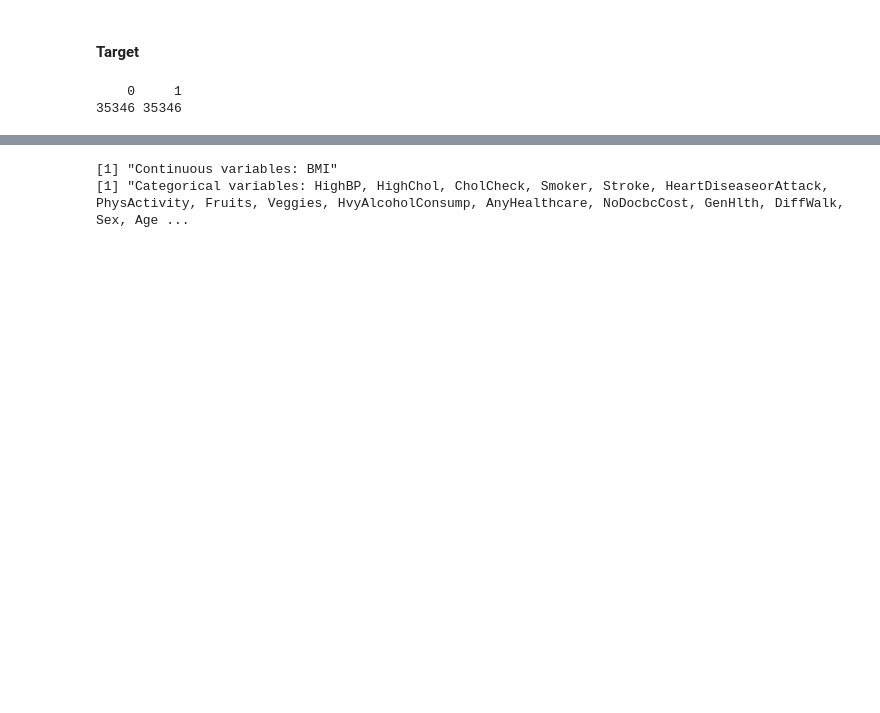
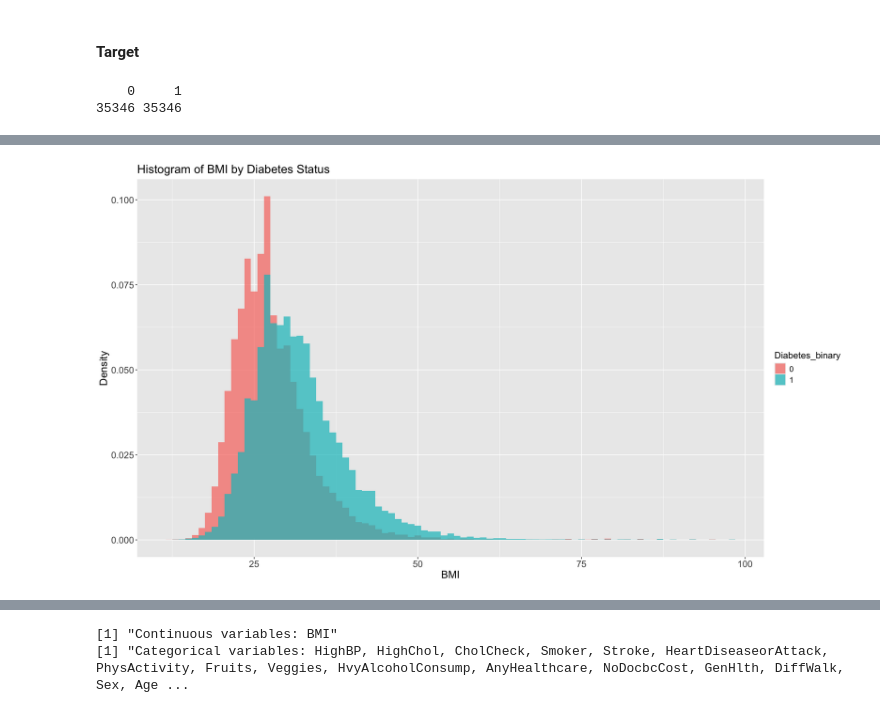
Before and after one commit to wilsonwlc/Diabetes-Statistical-Analysis, a Jupyter notebook: main.ipynb, the cells around one changed output, grey strips where cells are left out. Cells and saved outputs as stored; diff of their text form; code cells hidden in the pictures; blank space fills up the shorter version.

```diff
--- a/main.ipynb
+++ b/main.ipynb
@@ -94,14 +116,14 @@ edu_mapping <- c("Never attended school or only kindergarten" = "1",
                  "High school graduate" = "4",
                  "Some college or technical school" = "5",
                  "College graduate" = "6")
-income_mapping <- c("Less than \\$10,000" = "1",
-                    "\\$10,000 to less than \\$15,000" = "2",
-                    "\\$15,000 to less than \\$20,000" = "3",
-                    "\\$20,000 to less than \\$25,000" = "4",
-                    "\\$25,000 to less than \\$35,000" = "5",
-                    "\\$35,000 to less than \\$50,000" = "6",
-                    "\\$50,000 to less than \\$75,000" = "7",
-                    "\\$75,000 or more" = "8")
+income_mapping <- c("Less than $10k" = "1",
+                    "$10k to less than $15k" = "2",
+                    "$15k to less than $20k" = "3",
+                    "$20k to less than $25k" = "4",
+                    "$25k to less than $35k" = "5",
+                    "$35k to less than $50k" = "6",
+                    "$50k to less than $75k" = "7",
+                    "$75k or more" = "8")
 # %%
 df0 <- df0 %>%
   mutate(across(all_of(columns_to_factor), factor)) %>%
@@ -239,0 +297,15 @@ table(df0[[target]])
+# %%
+options(repr.plot.width = 16, repr.plot.height = 9)
+ggplot(df0) +
+  aes(x = BMI, y = after_stat(density), fill = Diabetes_binary) +
+  geom_histogram(position = "identity", alpha = 0.7, binwidth = 1) +
+  labs(title = "Histogram of BMI by Diabetes Status",
+       x = "BMI", y="Density") +
+  theme(axis.title = element_text(size = 16),
+        axis.text = element_text(size = 14),
+        legend.title = element_text(size = 14),
+        legend.text = element_text(size = 12),
+        plot.title = element_text(size = 18))
+options(repr.plot.width = NULL, repr.plot.height = NULL)
+# %% [output]
+[figure, added]
```
Also changed, not shown: parts of 103 cells of this notebook, 3 other files.
